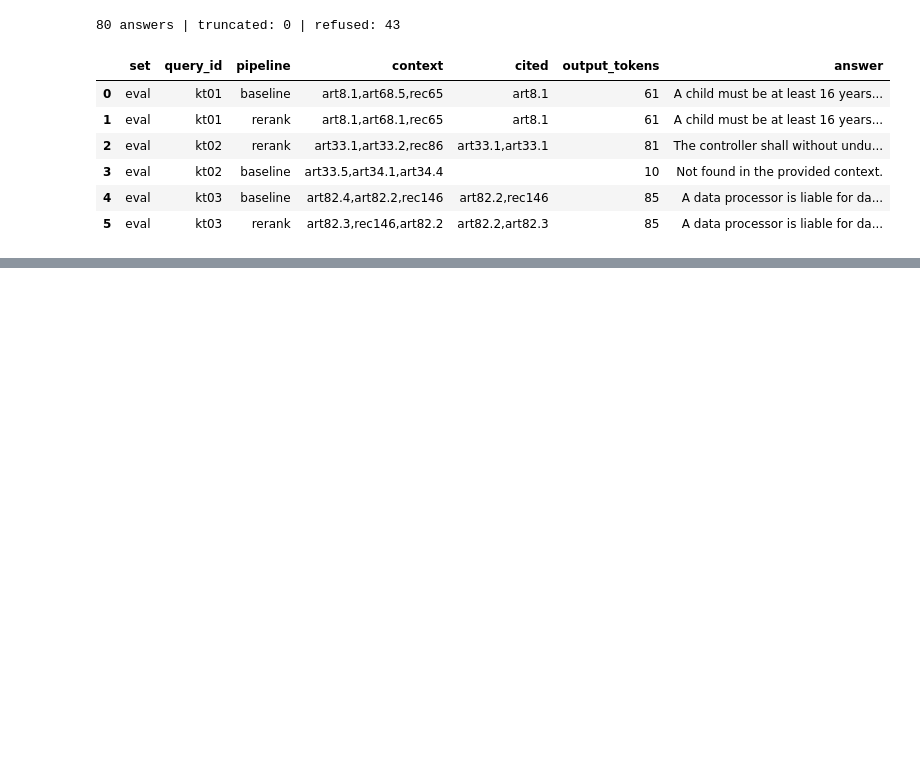
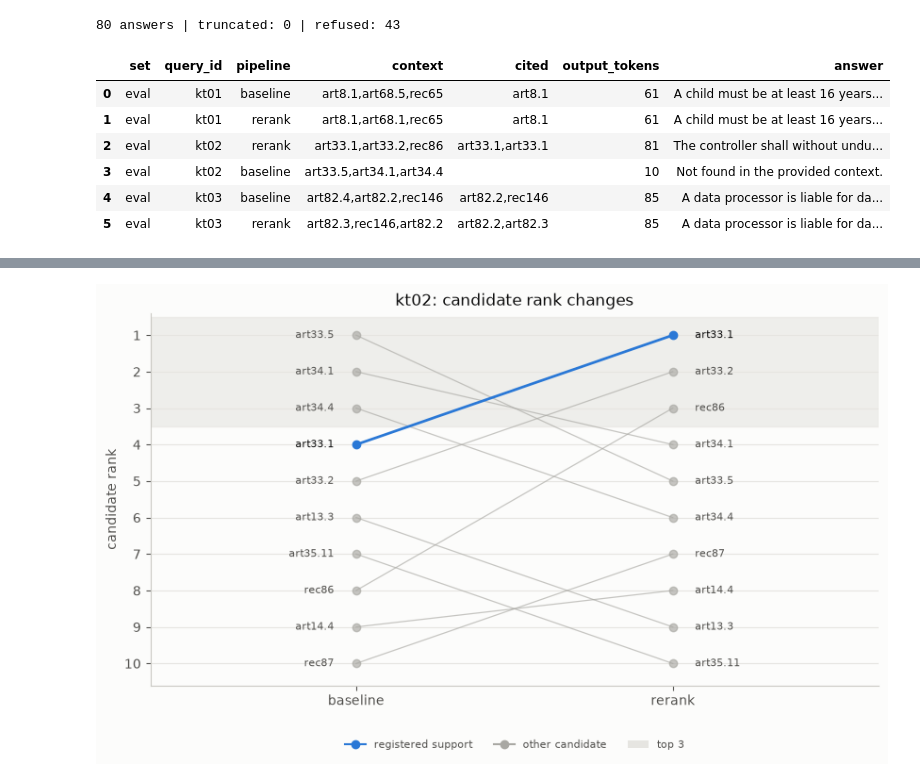
Before and after one commit to itikelabhaskar/gdpr-rag-rerank, a Jupyter notebook: rag_rerank.ipynb, the cells around one changed output, grey strips where cells are left out. Cells and saved outputs as stored; diff of their text form; code cells hidden in the pictures; blank space fills up the shorter version.

Commit message:
Add answer labels, case studies and the negation demo

```diff
--- a/rag_rerank.ipynb
+++ b/rag_rerank.ipynb
@@ -68,6 +71,8 @@ TOP_N = 3  # chunks that go into the prompt
 MAX_CHUNK_TOKENS = 350  # bi-encoder cuts at 384, leave room
 LLM_OPTIONS = {"temperature": 0, "seed": 42, "num_ctx": 4096, "num_predict": 400}
 SEED = 42
+SHOWCASES = (("eval", "kt02"), ("stress", "s02"), ("stress", "s18"), ("stress", "s21"),
+             ("stress", "s15"), ("stress", "s17"), ("eval", "ex01"), ("stress", "s13"))
 
 random.seed(SEED)
 np.random.seed(SEED)
@@ -1183,0 +1242,88 @@ answers[["set", "query_id", "pipeline", "context", "cited", "output_tokens", "an
+# %%
+ORANGE, AQUA, QUIET, GRID, AXIS = "#eb6834", "#1baf7a", "#a9a8a3", "#e6e5e1", "#c9c8c3"
+
+
+def style_axis(axis) -> None:
+    axis.set_facecolor(SURFACE)
+    axis.tick_params(colors=MUTED)
+    axis.xaxis.label.set_color(MUTED)
+    axis.yaxis.label.set_color(MUTED)
+    axis.title.set_color(INK)
+    axis.grid(axis="y", color=GRID, linewidth=0.8)
+    axis.set_axisbelow(True)
+    for side in ("top", "right"):
+        axis.spines[side].set_visible(False)
+    for side in ("left", "bottom"):
+        axis.spines[side].set_color(AXIS)
+
+
+def rank_shift_plot(table: pd.DataFrame, query_id: str) -> None:
+    figure, axis = plt.subplots(figsize=(8.5, 5.2), facecolor=SURFACE)
+    style_axis(axis)
+    axis.axhspan(0.5, TOP_N + 0.5, color=GRID, alpha=0.6)
+    for row in table.itertuples():
+        supported = bool(str(row.supports_facts))
+        axis.plot([0, 1], [row.bi_rank, row.ce_rank], marker="o", color=SERIES if supported else QUIET,
+                  linewidth=2 if supported else 0.9, alpha=1 if supported else 0.65, zorder=3 if supported else 2)
+        axis.text(-0.07, row.bi_rank, row.chunk_id, ha="right", va="center", fontsize=8, color=INK if supported else MUTED)
+        axis.text(1.07, row.ce_rank, row.chunk_id, ha="left", va="center", fontsize=8, color=INK if supported else MUTED)
+    axis.set(xlim=(-0.65, 1.65), ylim=(10.6, 0.4), xticks=[0, 1], xticklabels=["baseline", "rerank"],
+             yticks=range(1, 11), ylabel="candidate rank", title=f"{query_id}: candidate rank changes")
+    handles = [Line2D([0], [0], color=SERIES, marker="o", label="registered support"),
+               Line2D([0], [0], color=QUIET, marker="o", label="other candidate"),
+               Patch(facecolor=GRID, label="top 3")]
+    axis.legend(handles=handles, loc="upper center", bbox_to_anchor=(0.5, -0.12), ncol=3, frameon=False,
+                labelcolor=MUTED, fontsize=8)
+    figure.tight_layout()
+    figure.savefig(FIGURES / f"rank_shift_{query_id}.png", dpi=180, facecolor=SURFACE)
+    plt.show()
+    plt.close(figure)
+
+
+def answer_improved(before: pd.Series, after: pd.Series) -> bool:
+    #more facts without more errors, or fewer errors without losing facts
+    no_loss = after.facts_stated >= before.facts_stated and after.wrong_facts <= before.wrong_facts and after.unsupported <= before.unsupported
+    gain = after.facts_stated > before.facts_stated or after.wrong_facts < before.wrong_facts or after.unsupported < before.unsupported
+    return bool(no_loss and gain)
+
+
+def show_answers(before: pd.Series, after: pd.Series) -> None:
+    cells = []
+    for name, row in (("answer 1 / baseline", before), ("answer 2 / rerank", after)):
+        cells.append("<td style='width:50%;vertical-align:top;padding:12px'>" +
+                     f"<b>{name}</b><p style='white-space:pre-wrap'>{html.escape(row.answer)}</p>" +
+                     f"<p>parsed citations: {html.escape(row.cited or '(none)')}<br>label: {row.overall}<br>" +
+                     f"facts: {row.fact_labels}</p><p>{html.escape(row.note)}</p></td>")
+    display(HTML("<table style='width:100%;table-layout:fixed'><tr>" + "".join(cells) + "</tr></table>"))
+
+
+case_rows = []
+assessment_lookup = assessed.set_index(["set", "query_id", "pipeline"])
+for set_name, query_id in SHOWCASES:
+    query = QUERY_LOOKUP[(set_name, query_id)]
+    table = candidates[(candidates.set == set_name) & (candidates.query_id == query_id)].copy()
+    measured = metrics[(metrics.set == set_name) & (metrics.query_id == query_id)].iloc[0]
+    before = assessment_lookup.loc[(set_name, query_id, "baseline")]
+    after = assessment_lookup.loc[(set_name, query_id, "rerank")]
+    print(f"\n{set_name}/{query_id} | {query['category']} | {measured.outcome}\n{query['query']}")
+    table["move"] = table.bi_rank - table.ce_rank
+    table["starts"] = table.chunk_id.map(lambda cid: " ".join(CHUNK_TEXT[cid].split("\n", 1)[1].split()[:15]))
+    display(table[["chunk_id", "starts", "cosine", "bi_rank", "ce_score", "ce_rank", "move", "supports_facts"]])
+    print("registered support moves:", measured.support_moves)
+    rank_shift_plot(table, query_id)
+    show_answers(before, after)
+    observations = {"retrieval_improved": bool(measured["rerank_facts@3"] > measured["baseline_facts@3"]),
+                    "baseline_context_sufficient": bool(measured["baseline_sufficient@3"]),
+                    "rerank_context_sufficient": bool(measured["rerank_sufficient@3"]),
+                    "answer_improved": answer_improved(before, after), "answer_worsened": answer_improved(after, before)}
+    print(observations)
+    case_rows.append({"set": set_name, "query_id": query_id, "category": query["category"], "query": query["query"],
+                      "outcome": measured.outcome, "pool_gap": measured.pool_gap, "support_moves": measured.support_moves,
+                      **observations, **{f"{name}_{key}": row[key] for name, row in (("baseline", before), ("rerank", after))
+                                        for key in ("context", "answer", "cited", "overall", "fact_labels", "facts_stated", "unsupported", "note")}})
+
+case_studies = pd.DataFrame(case_rows)
+case_studies.to_csv(RESULTS / "case_studies.csv", index=False, lineterminator="\n")
+display(case_studies[["query_id", "outcome", "retrieval_improved", "baseline_context_sufficient", "rerank_context_sufficient",
+                      "answer_improved", "answer_worsened"]])
+# %% [output]
@@ -1183,0 +1344 @@ answers[["set", "query_id", "pipeline", "context", "cited", "output_tokens", "an
+[figure, added]
```
Also changed, not shown: parts of 12 cells of this notebook, 16 other files.
